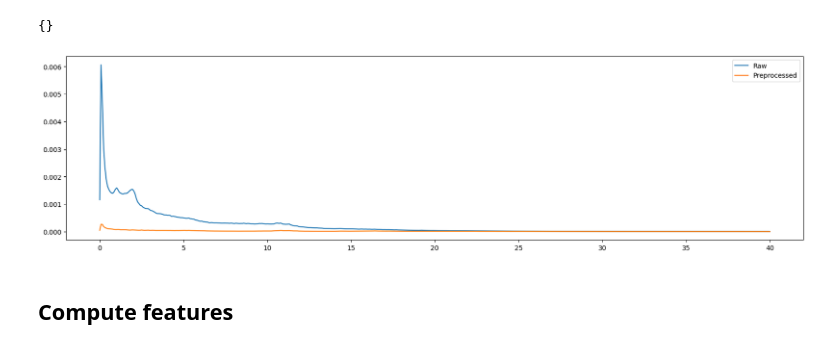
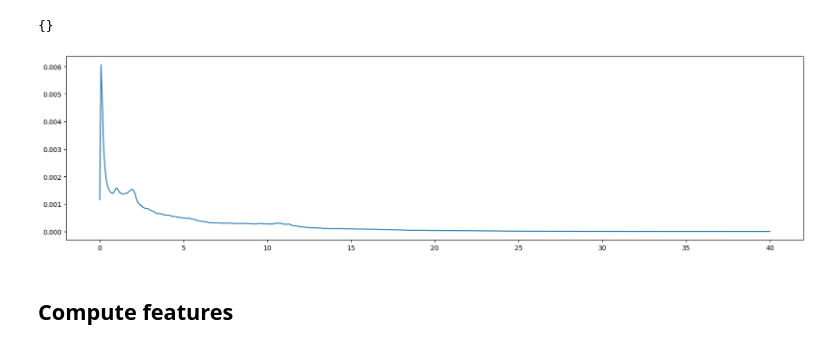
Before and after one commit to ADAMMA-CDHI-ETH-Zurich/CosinorAge, a Jupyter notebook: examples/smartwatch_example.ipynb, the cells around one changed output. Saved outputs shown, nothing was run; the diff lists cells and outputs as text; code cells hidden in the pictures.

```diff
--- a/examples/smartwatch_example.ipynb
+++ b/examples/smartwatch_example.ipynb
@@ -12,7 +11,7 @@ from cosinorage.features import WearableFeatures
 # %% [markdown]
 ## Raw Accelerometer Data obtained from Smartwatch
 # %%
-reload_smartwatch_p = True
+reload_smartwatch_p = False
 # %%
 preprocess_args = { 'autocalib_tol': 10e-15,
                     'autocalib_max_iter': 1000,
@@ -60,7 +47,7 @@ smartwatch_loader_p.get_meta_data()
  'wear time': 391938.75,
  'non-wear time': 40061.23749999999}
 # %%
-reload_smartwatch = True
+reload_smartwatch = False
 # %%
 if reload_smartwatch:
     smartwatch_loader = DataLoader(datasource='smartwatch', input_path='../data/62164/', preprocess=False)
@@ -89,21 +70,9 @@ smartwatch_loader.get_meta_data()
 # %% [output]
 {}
 # %%
-enmo = smartwatch_loader.get_acc_data()['ENMO']
-enmo_p = smartwatch_loader_p.get_acc_data()['ENMO']
-
-# convert to frequency domain
-f, Pxx = welch(enmo, fs=80, nperseg=1024)
-f_p, Pxx_p = welch(enmo_p, fs=80, nperseg=1024)
-
-# y log scale
-plt.figure(figsize=(20, 5))
-plt.plot(f, Pxx)
-plt.plot(f_p, Pxx_p)
-plt.legend(["Raw", "Preprocessed"])
-plt.show()
+smartwatch_loader.plot_orig_enmo_freq()
 # %% [output]
-[figure, old version]
+[figure, new version]
 # %% [markdown]
 ## Compute features
 # %%
```
Also changed, not shown: parts of 6 cells of this notebook, 3 other files.
